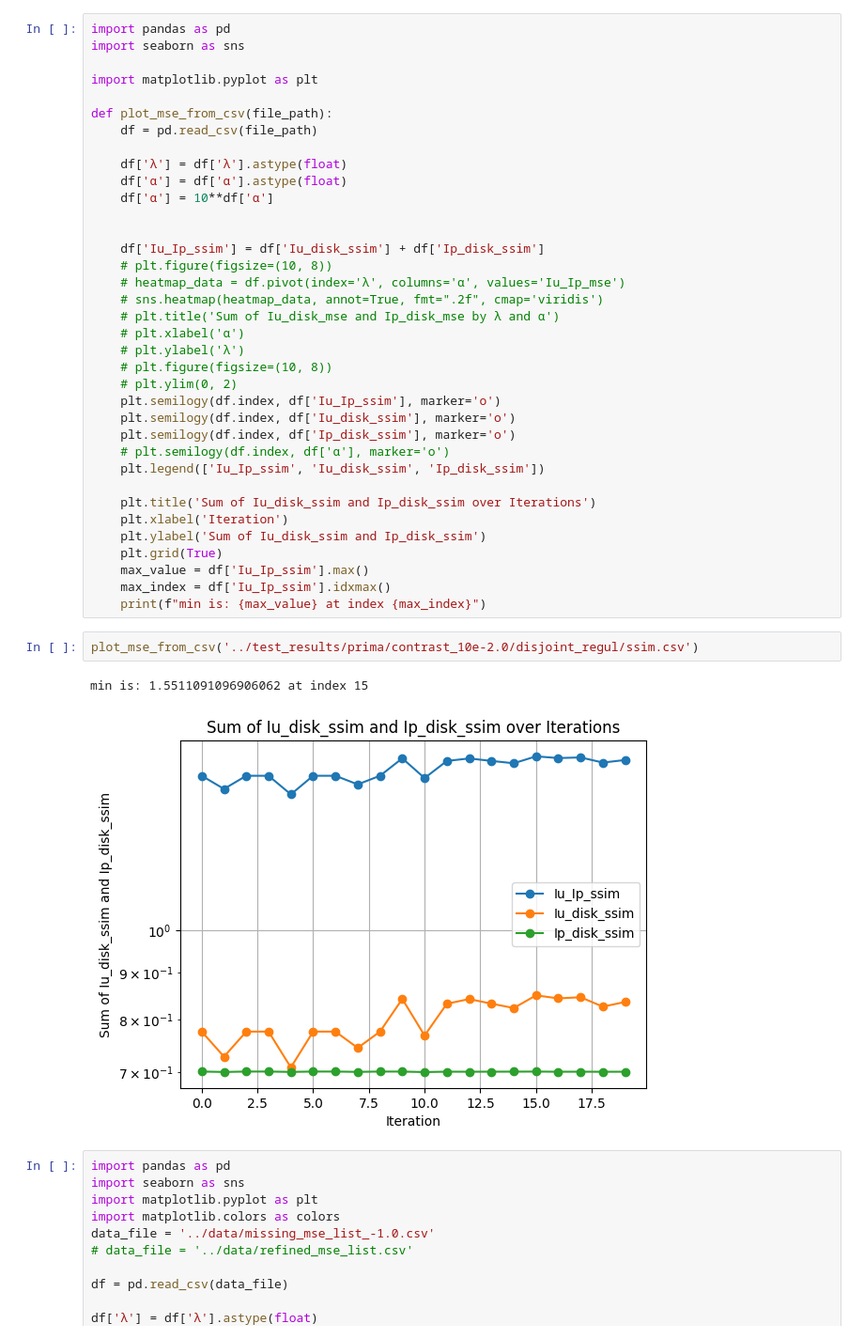
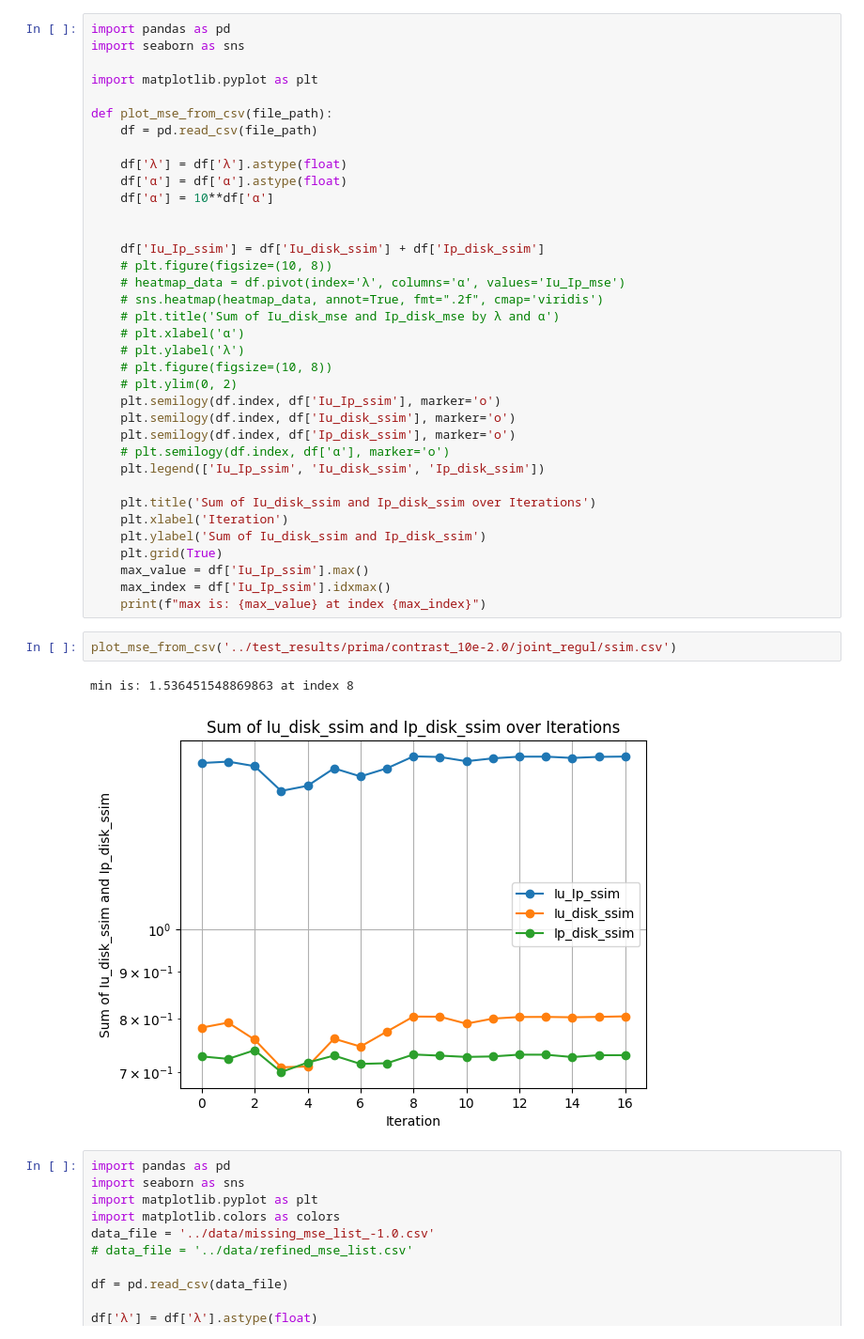
Before and after one commit to LaurenceDenneulin/Rhapsodie.jl, a Jupyter notebook: src/metrics.ipynb, the cells around one changed output. Shown at 94% size. Cells and saved outputs as stored; diff of their text form.

```diff
--- a/src/metrics.ipynb
+++ b/src/metrics.ipynb
@@ -33,12 +33,12 @@ def plot_mse_from_csv(file_path):
     plt.grid(True)
     max_value = df['Iu_Ip_ssim'].max()
     max_index = df['Iu_Ip_ssim'].idxmax()
-    print(f"min is: {max_value} at index {max_index}")
+    print(f"max is: {max_value} at index {max_index}")
 # %%
-plot_mse_from_csv('../test_results/prima/contrast_10e-2.0/disjoint_regul/ssim.csv')
+plot_mse_from_csv('../test_results/prima/contrast_10e-2.0/joint_regul/ssim.csv')
 # %% [output]
-min is: 1.5511091096906062 at index 15
+min is: 1.536451548869863 at index 8
-[figure, old version]
+[figure, new version]
 # %%
 import pandas as pd
 import seaborn as sns
```
Also changed, not shown: parts of 9 cells of this notebook, 2 other files.
